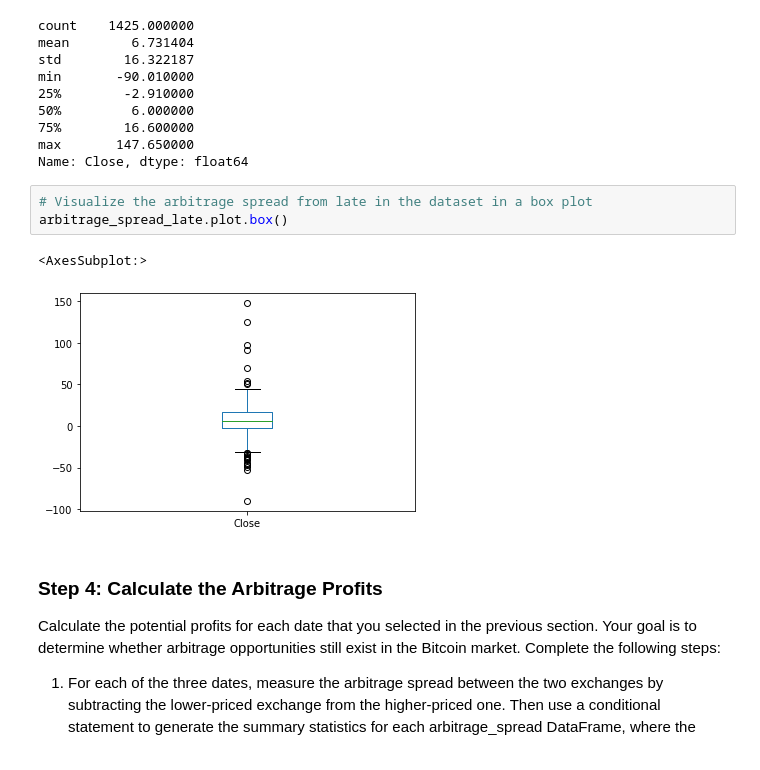
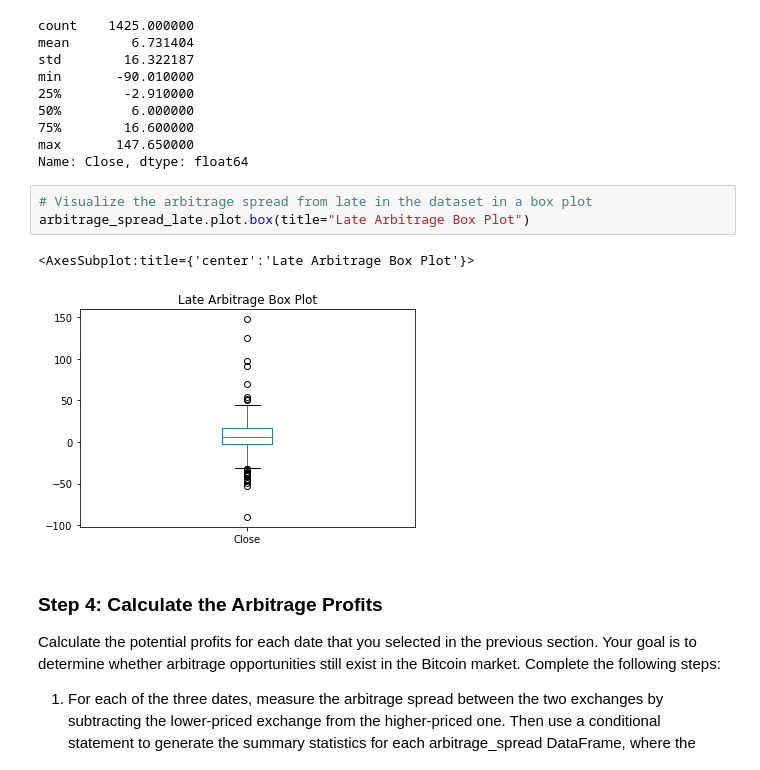
Before and after one commit to scottslusher/Crypto-Arbitrage, a Jupyter notebook: Starter_Code/Starter_Code/crypto_arbitrage.ipynb, the cells around one changed output. Cells and saved outputs as stored; diff of their text form.

```diff
--- a/Starter_Code/Starter_Code/crypto_arbitrage.ipynb
+++ b/Starter_Code/Starter_Code/crypto_arbitrage.ipynb
@@ -423,10 +426,10 @@ max       147.650000
 Name: Close, dtype: float64
 # %%
 # Visualize the arbitrage spread from late in the dataset in a box plot
-arbitrage_spread_late.plot.box()
+arbitrage_spread_late.plot.box(title="Late Arbitrage Box Plot")
 # %% [output]
-<AxesSubplot:>
+<AxesSubplot:title={'center':'Late Arbitrage Box Plot'}>
-[figure, old version]
+[figure, new version]
 # %% [markdown]
 ### Step 4: Calculate the Arbitrage Profits
 
```
Also changed, not shown: parts of 13 cells of this notebook.
